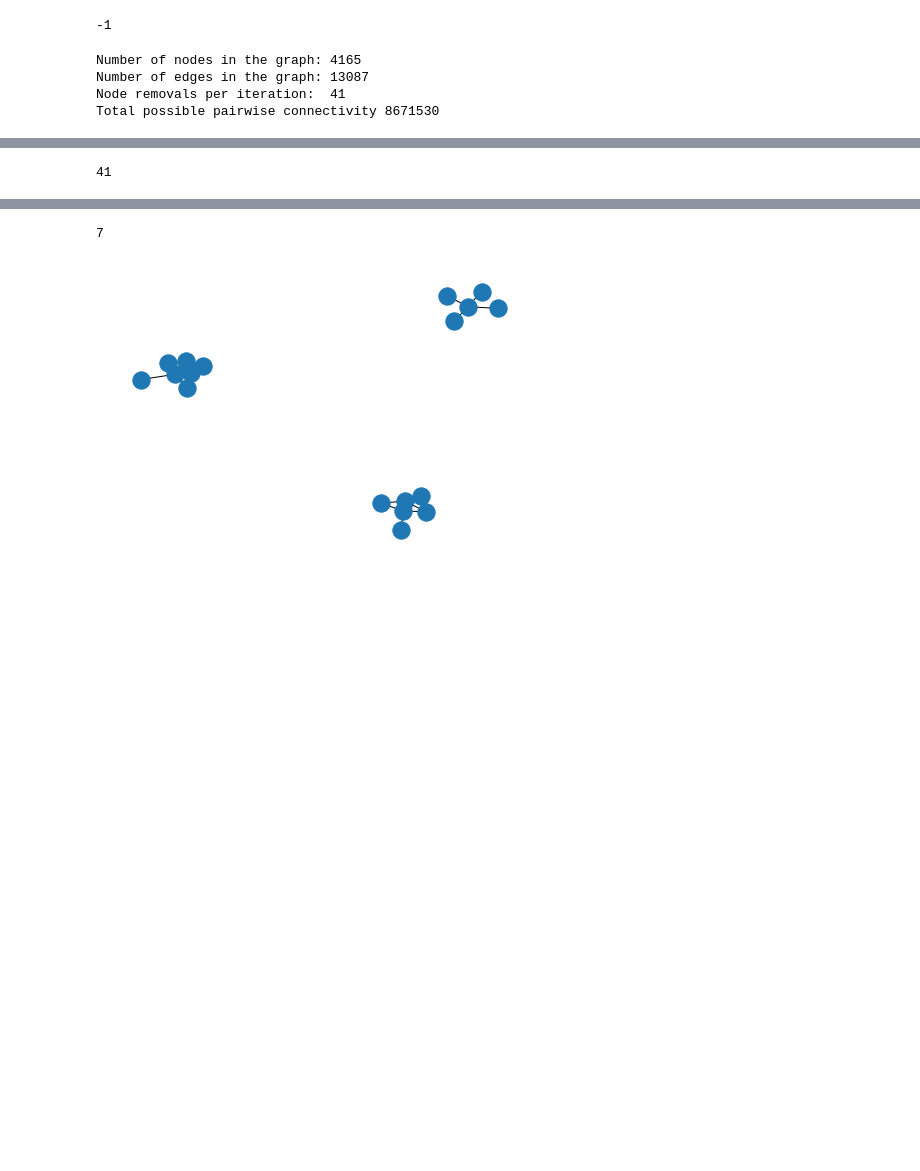
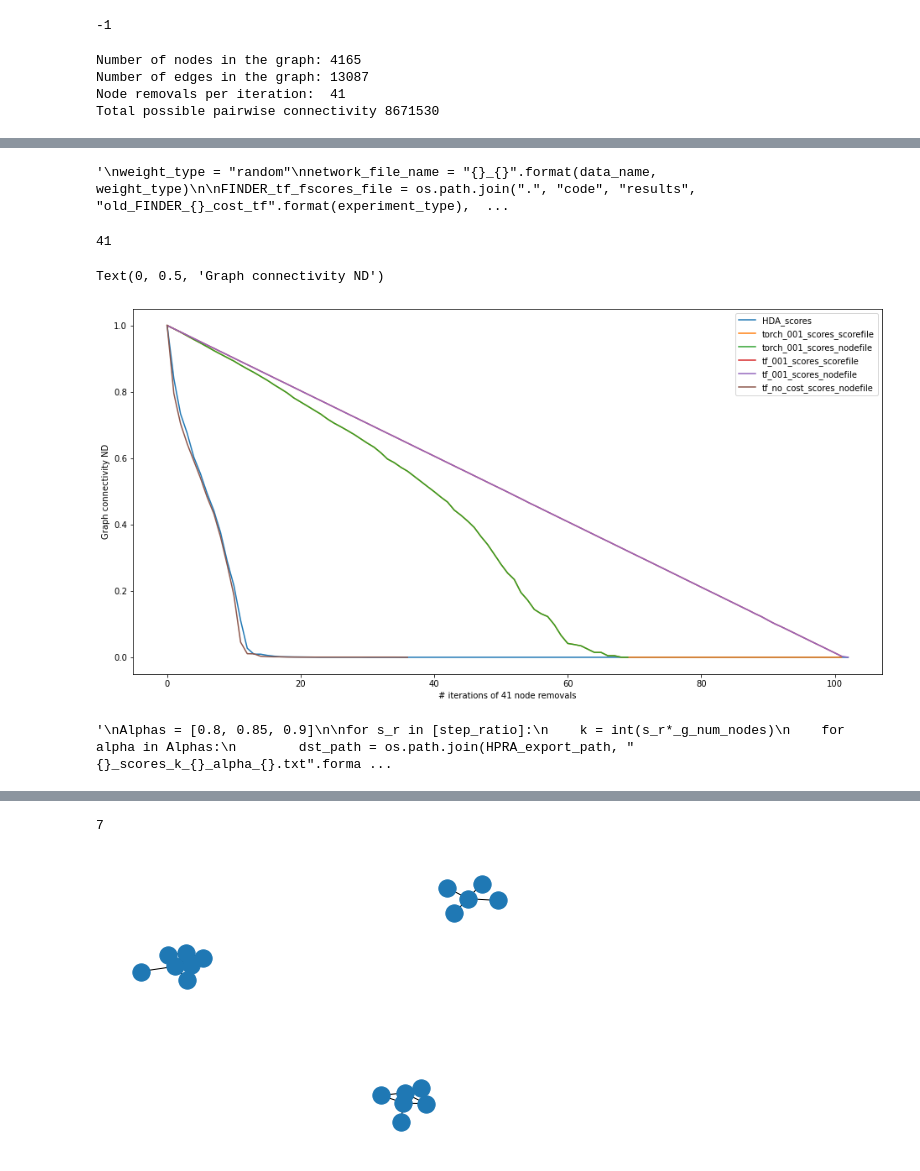
Before and after one commit to faraz2023/FINDER, a Jupyter notebook: Baselines.ipynb, the cells around one changed output, grey strips where cells are left out. Cells and saved outputs as stored; diff of their text form; code cells hidden in the pictures; blank space fills up the shorter version.

```diff
--- a/Baselines.ipynb
+++ b/Baselines.ipynb
@@ -293,17 +346,25 @@ FINDER_nodefile_random_scores = calc_score_from_nodes_file(G, FINDER_tf_file_pat
 # %%
-weight_type = "degree"
-network_file_name = "{}_{}".format(data_name, weight_type)
+# tf from strategy files
+for weight_type in tf_costs:
 
-FINDER_tf_fscores_file = os.path.join(".", "code", "results", "old_FINDER_{}_cost_tf".format(experiment_type), 'real', 'Data_{}'.format(weight_type),\
-                            'StepRatio_0.0100', 'MaxCCList__Strategy_{}.txt'.format(data_name))
+    network_file_name = "{}_{}".format(data_name, weight_type)
 
-FINDER_f = open(FINDER_tf_fscores_file, "r")
-tf_degree_scores = []
-for score in FINDER_f:
-    tf_degree_scores.append(float(score))
-tf_degree_final_scores = tf_degree_scores[::k]
-#print(tf_degree_final_scores)
+    try:
+        FINDER_tf_fscores_file = os.path.join(".", "code", "results", "old_FINDER_{}_cost_tf".format(experiment_type), 'real', 'Data_{}'.format(weight_type),\
+                                    'StepRatio_0.0100', 'MaxCCList__Strategy_{}.txt'.format(data_name))
+        FINDER_f = open(FINDER_tf_fscores_file, "r")
+    except:
+        FINDER_tf_fscores_file = os.path.join(".", "code", "results", "old_FINDER_{}_cost_tf".format(experiment_type), 'real', 'Data_{}'.format(weight_type),\
+                                    'StepRatio_0.0100', 'MaxCCList_Strategy_{}.txt'.format(data_name))
+        FINDER_f = open(FINDER_tf_fscores_file, "r")
+
+    scores = []
+    for score in FINDER_f:
+        scores.append(float(score))
+    scores = scores[::k]
+    exp_dict["tf_{}_scores_scorefile".format(weight_type)] = scores
 # %%
+"""
 weight_type = "random"
 network_file_name = "{}_{}".format(data_name, weight_type)
 
@@ -316,13 +377,36 @@ for score in FINDER_f:
     tf_degree_scores.append(float(score))
 tf_random_final_scores = tf_degree_scores[::k]
 #print(tf_random_final_scores)
+"""
+# %% [output]
+'\nweight_type = "random"\nnetwork_file_name = "{}_{}".format(data_name, weight_type)\n\nFINDER_tf_fscores_file = os.path.join(".", "code", "results", "old_FINDER_{}_cost_tf".format(experiment_type),  ...
 # %%
 k
 # %% [output]
 41
 # %%
-exp_dict = {}
+plt_list = ['HDA_scores', "torch_001_scores_scorefile", "torch_001_scores_nodefile",
+            "tf_001_scores_scorefile", "tf_001_scores_nodefile", 'tf_no_cost_scores_nodefile']
+# %%
+# Reading FINDER files inverse
+
+from matplotlib import pyplot as plt
+
+plt.figure(figsize=(16,8))
+
+#plt.plot(CN_scores, label='CN')
+for key in plt_list:
+    plt.plot(exp_dict[key], label=key)
+
+#plt.plot(CI_scores, label='CI')
+plt.legend()
+plt.xlabel("# iterations of {} node removals".format(k))
+plt.ylabel("Graph connectivity {}".format(experiment_type))
+# %% [output]
+Text(0, 0.5, 'Graph connectivity ND')
+[figure, new version]
 # %%
+"""
 Alphas = [0.8, 0.85, 0.9]
 
 for s_r in [step_ratio]:
@@ -338,4 +422,7 @@ for s_r in [step_ratio]:
         #scores = scores[::int(5000/k)]
 
         exp_dict["HPRA α: {}, k: {}".format(alpha, k)] = scores
+"""
+# %% [output]
+'\nAlphas = [0.8, 0.85, 0.9]\n\nfor s_r in [step_ratio]:\n    k = int(s_r*_g_num_nodes)\n    for alpha in Alphas:\n        dst_path = os.path.join(HPRA_export_path, "{}_scores_k_{}_alpha_{}.txt".forma ...
 # %%
```
Also changed, not shown: parts of 19 cells of this notebook.
